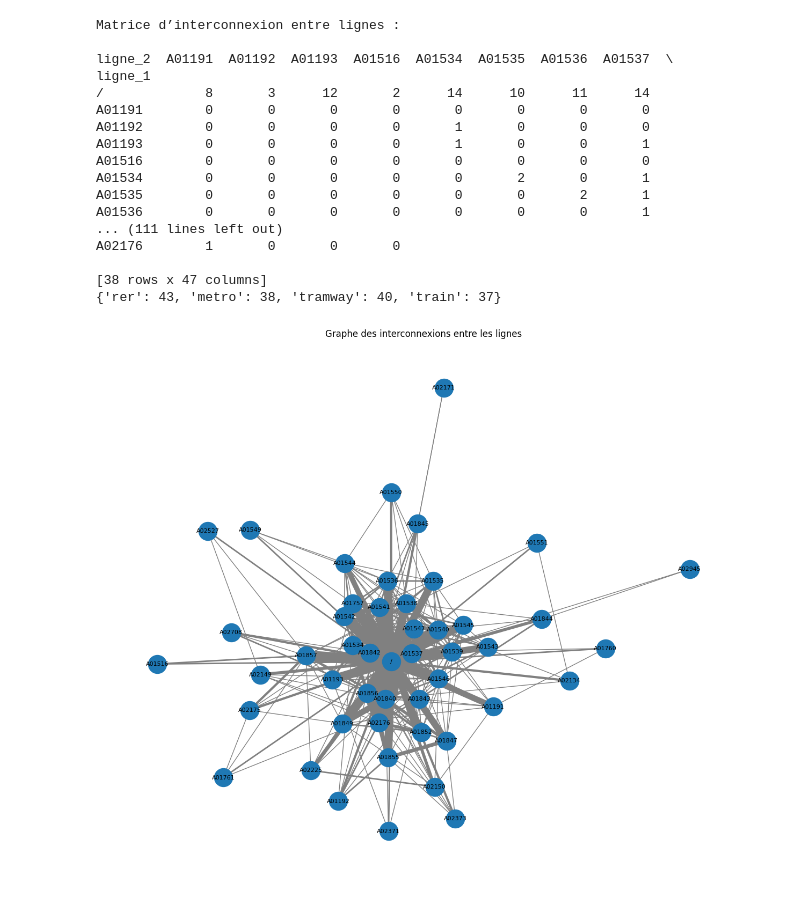
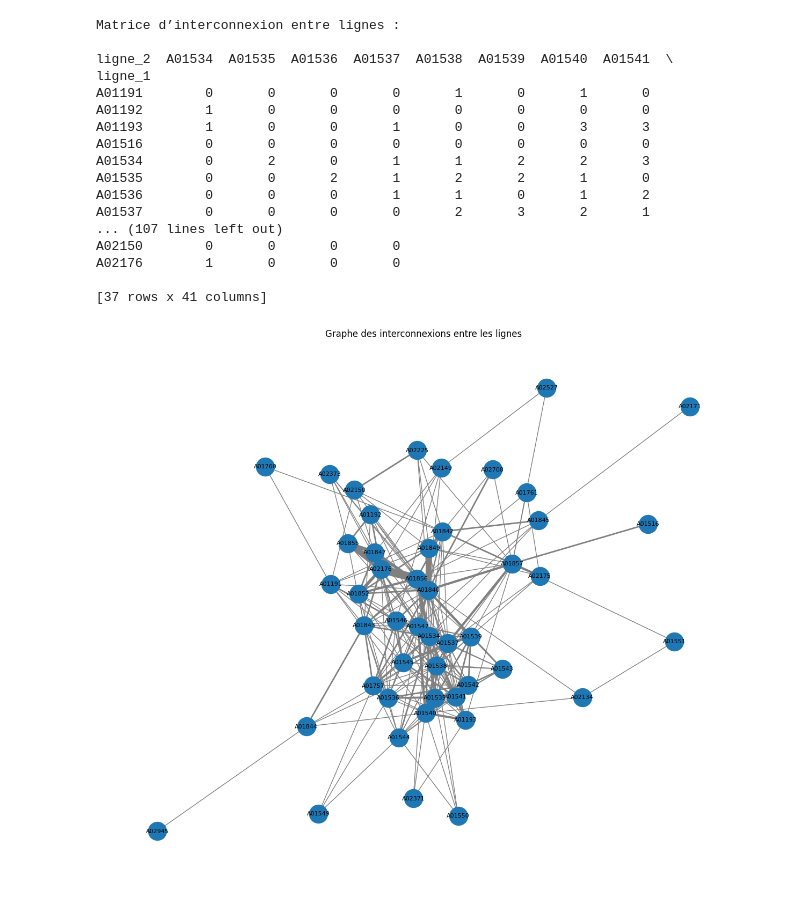
Before and after one commit to Estabueno/Hackathon_SNCF, a Jupyter notebook: Interconnexion_Lignes.ipynb, the cells around one changed output. Cells and saved outputs as stored; diff of their text form; code cells hidden in the pictures.

```diff
--- a/Interconnexion_Lignes.ipynb
+++ b/Interconnexion_Lignes.ipynb
@@ -9,7 +9,9 @@ df = pd.read_csv("emplacement-des-gares-idf-data-generalisee.csv", sep=';')
 # Extraire les identifiants de ligne
 df = df.dropna(subset=['idrefliga'])
 df['idrefliga'] = df['idrefliga'].astype(str)
-df['liste_lignes'] = df['idrefliga'].apply(lambda x: x.split())
+df["liste_lignes"] = df["idrefliga"].apply(lambda x: [i.strip() for i in x.split("/")])
+
+#print(df['liste_lignes'])
 
 # Construire les paires d’interconnexions par gare
 connexions = []
@@ -17,52 +19,42 @@ for lignes in df['liste_lignes']:
     if len(lignes) > 1:
         connexions.extend(combinations(sorted(set(lignes)), 2))
 
 # Compter les connexions
 connexions_df = pd.DataFrame(connexions, columns=['ligne_1', 'ligne_2'])
 matrice = connexions_df.value_counts().unstack(fill_value=0)
 
 # Afficher la matrice
 print("\nMatrice d’interconnexion entre lignes :\n")
 print(matrice.fillna(0).astype(int))
 
-lignes_par_transport = {}
-
-types_transport = ['rer', 'metro', 'tramway', 'train']
-valeurs_par_type = {t: df[t].unique().tolist() for t in types_transport}
-for t in types_transport:
-    lignes_presentes = df[df[t] == 1]['liste_lignes'].explode().unique()
-    lignes_par_transport[t] = len(lignes_presentes)
-
-print(lignes_par_transport)
-
 # Visualisation du graphe d’interconnexions
 G = nx.Graph()
 for (ligne1, ligne2), count in connexions_df.value_counts().items():
     G.add_edge(ligne1, ligne2, weight=count)
 
 plt.figure(figsize=(12, 10))
 pos = nx.spring_layout(G, seed=42)
 weights = [G[u][v]['weight'] for u, v in G.edges()]
 nx.draw(G, pos, with_labels=True, node_size=600, width=weights, edge_color='gray', font_size=8)
 plt.title("Graphe des interconnexions entre les lignes")
 plt.tight_layout()
 plt.show()
 # %% [output]
 Matrice d’interconnexion entre lignes :
 
-ligne_2  A01191  A01192  A01193  A01516  A01534  A01535  A01536  A01537  \
+ligne_2  A01534  A01535  A01536  A01537  A01538  A01539  A01540  A01541  \
 ligne_1
-/             8       3      12       2      14      10      11      14
-A01191        0       0       0       0       0       0       0       0
-A01192        0       0       0       0       1       0       0       0
-A01193        0       0       0       0       1       0       0       1
+A01191        0       0       0       0       1       0       1       0
+A01192        1       0       0       0       0       0       0       0
+A01193        1       0       0       1       0       0       3       3
 A01516        0       0       0       0       0       0       0       0
-A01534        0       0       0       0       0       2       0       1
-A01535        0       0       0       0       0       0       2       1
-A01536        0       0       0       0       0       0       0       1
-... (111 lines left out)
+A01534        0       2       0       1       1       2       2       3
+A01535        0       0       2       1       2       2       1       0
+A01536        0       0       0       1       1       0       1       2
+A01537        0       0       0       0       2       3       2       1
+... (107 lines left out)
+A02150        0       0       0       0
 A02176        1       0       0       0
 
-[38 rows x 47 columns]
-{'rer': 43, 'metro': 38, 'tramway': 40, 'train': 37}
+[37 rows x 41 columns]
-[figure, old version]
+[figure, new version]
```
Also changed, not shown: 1 other file.
